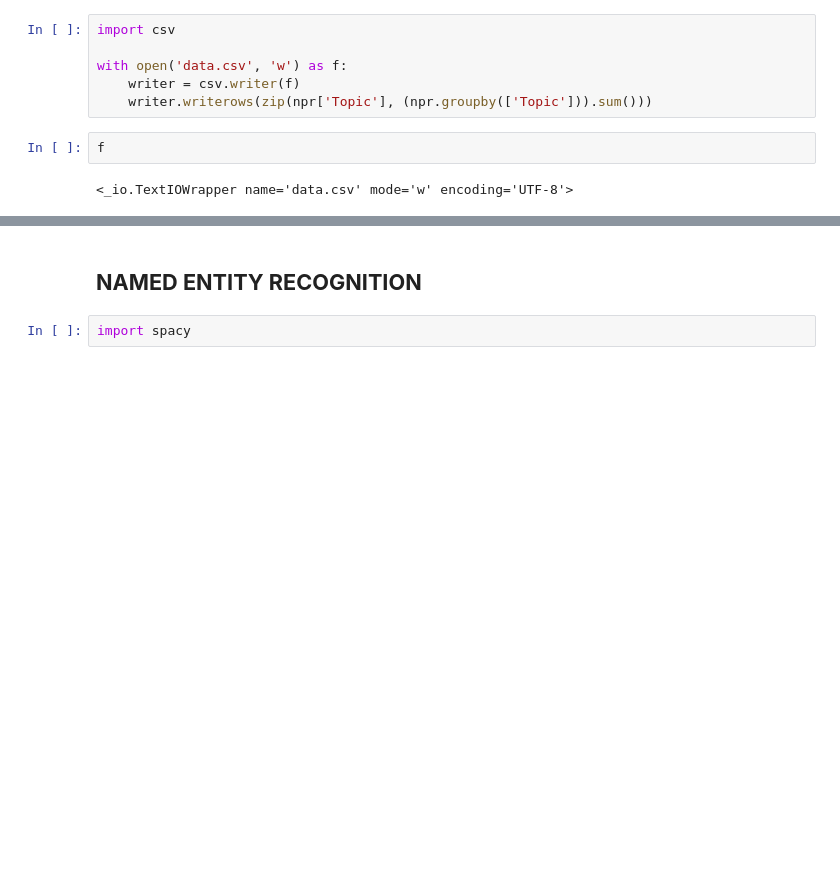
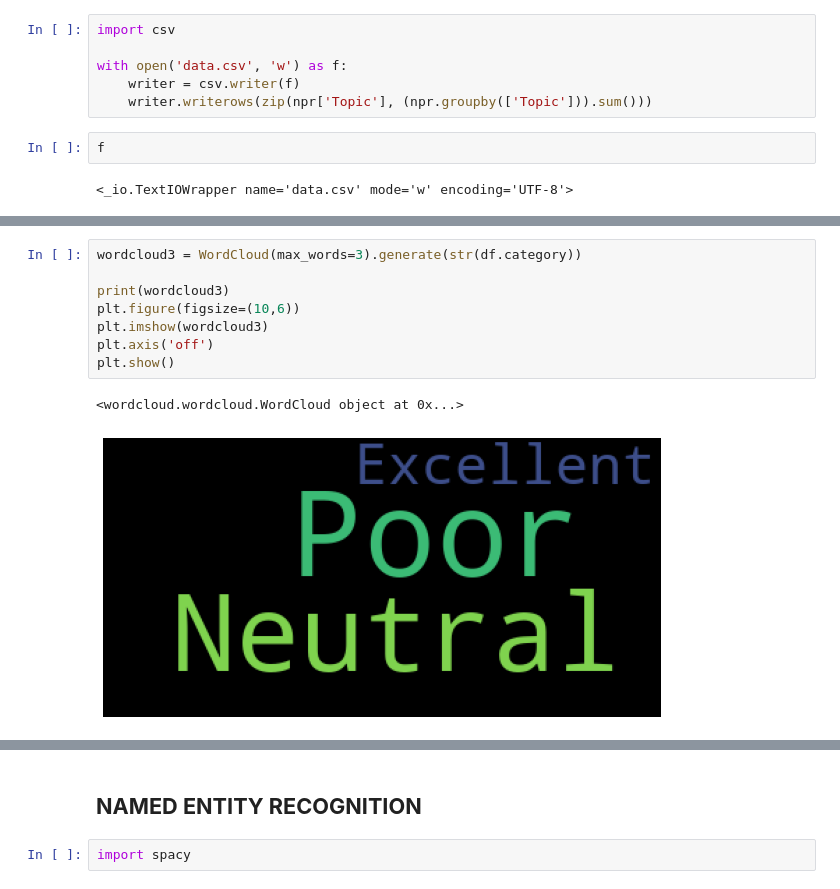
Before and after one commit to JoelMuhanguzi/dataanalyticsexam, a Jupyter notebook: datavisualizationassignment.ipynb, the cells around one changed output, grey strips where cells are left out. Drawn from its saved outputs; the diff is of its cells as text; blank space fills up the shorter version.

```diff
--- a/datavisualizationassignment.ipynb
+++ b/datavisualizationassignment.ipynb
@@ -187,0 +332,11 @@ f
+# %%
+wordcloud3 = WordCloud(max_words=3).generate(str(df.category))
+
+print(wordcloud3)
+plt.figure(figsize=(10,6))
+plt.imshow(wordcloud3)
+plt.axis('off')
+plt.show()
+# %% [output]
+<wordcloud.wordcloud.WordCloud object at 0x...>
+[figure, added]
```
Also changed, not shown: parts of 26 cells of this notebook.
